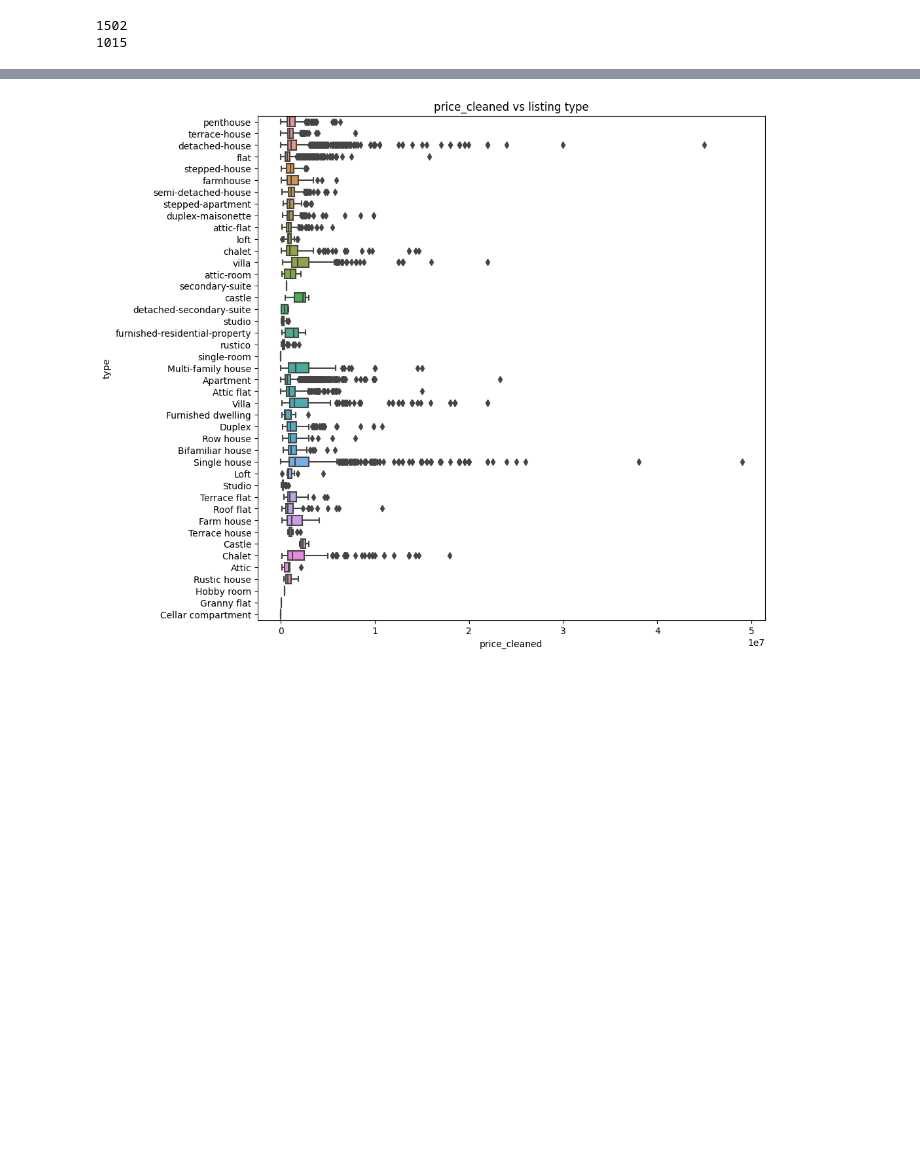
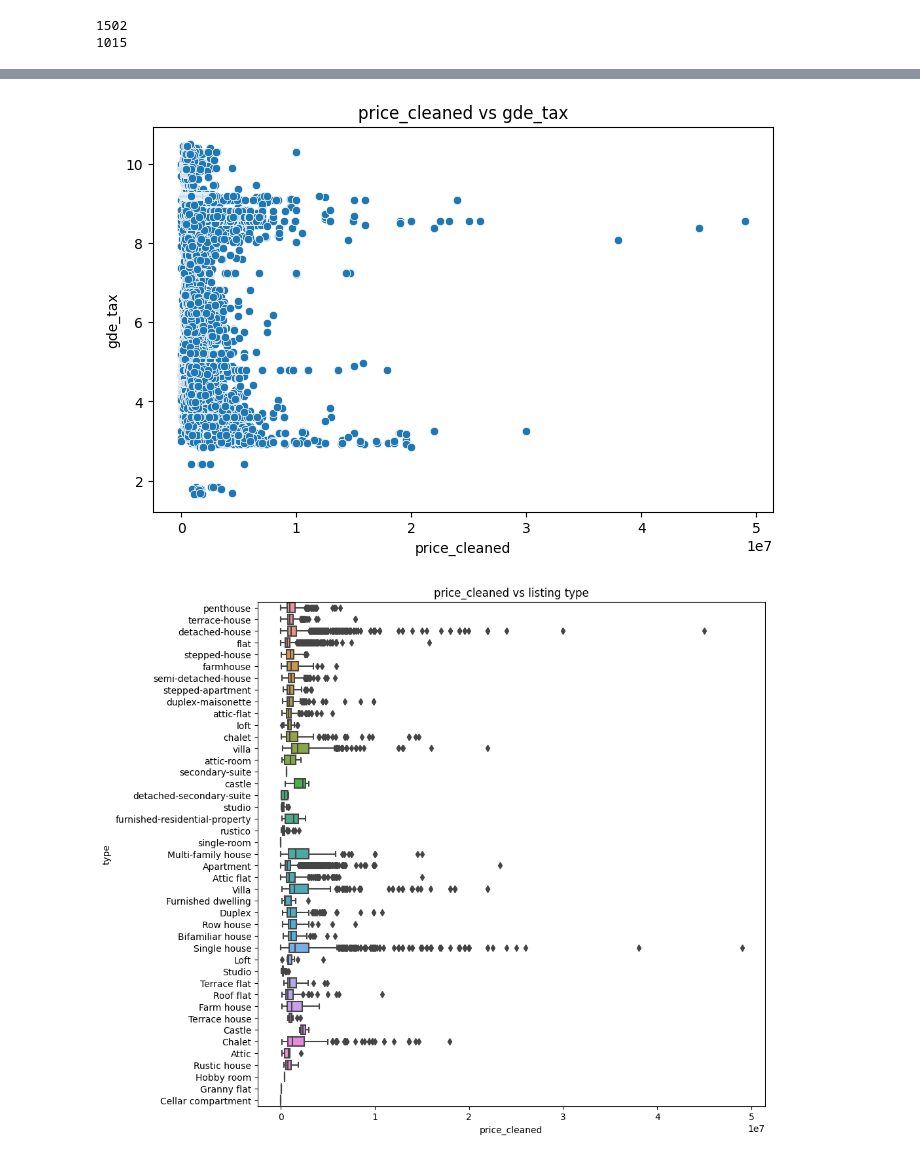
Before and after one commit to alexschillingfhnw/cml1, a Jupyter notebook: Notebooks/eda_alex.ipynb, the cells around one changed output, grey strips where cells are left out. Cells and saved outputs as stored; diff of their text form; code cells hidden in the pictures; blank space fills up the shorter version.

```diff
--- a/Notebooks/eda_alex.ipynb
+++ b/Notebooks/eda_alex.ipynb
@@ -168,3 +178,7 @@ distplot(df, 'Living_area_unified', 70)
+# %%
+scatterplot(df, 'price_cleaned', 'gde_tax')
+# %% [output]
+[figure, added]
 # %%
 plt.figure(figsize=(10, 10))
 sns.boxplot(data=df, x='price_cleaned', y='type')
```
Also changed, not shown: parts of 11 cells of this notebook.
